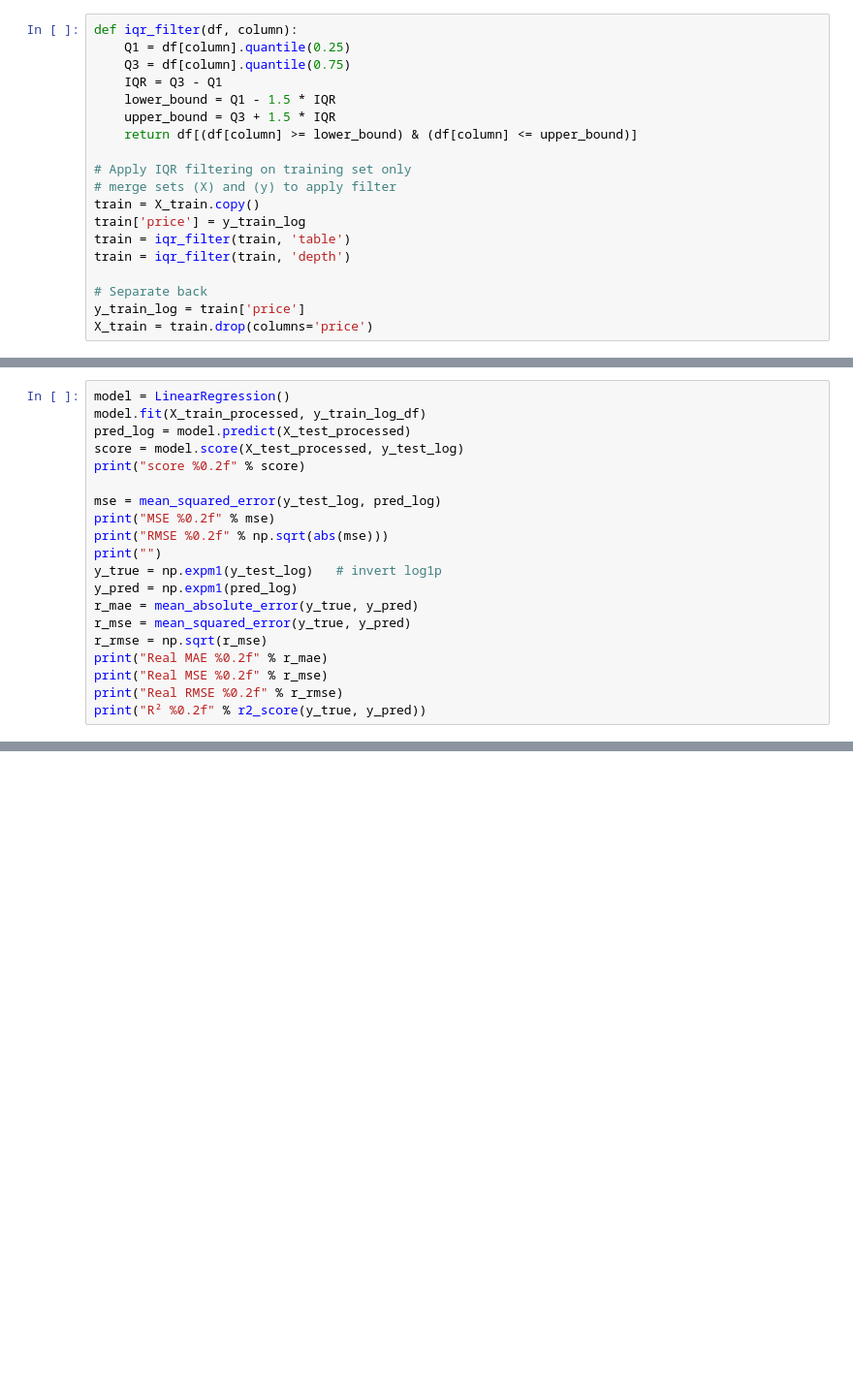
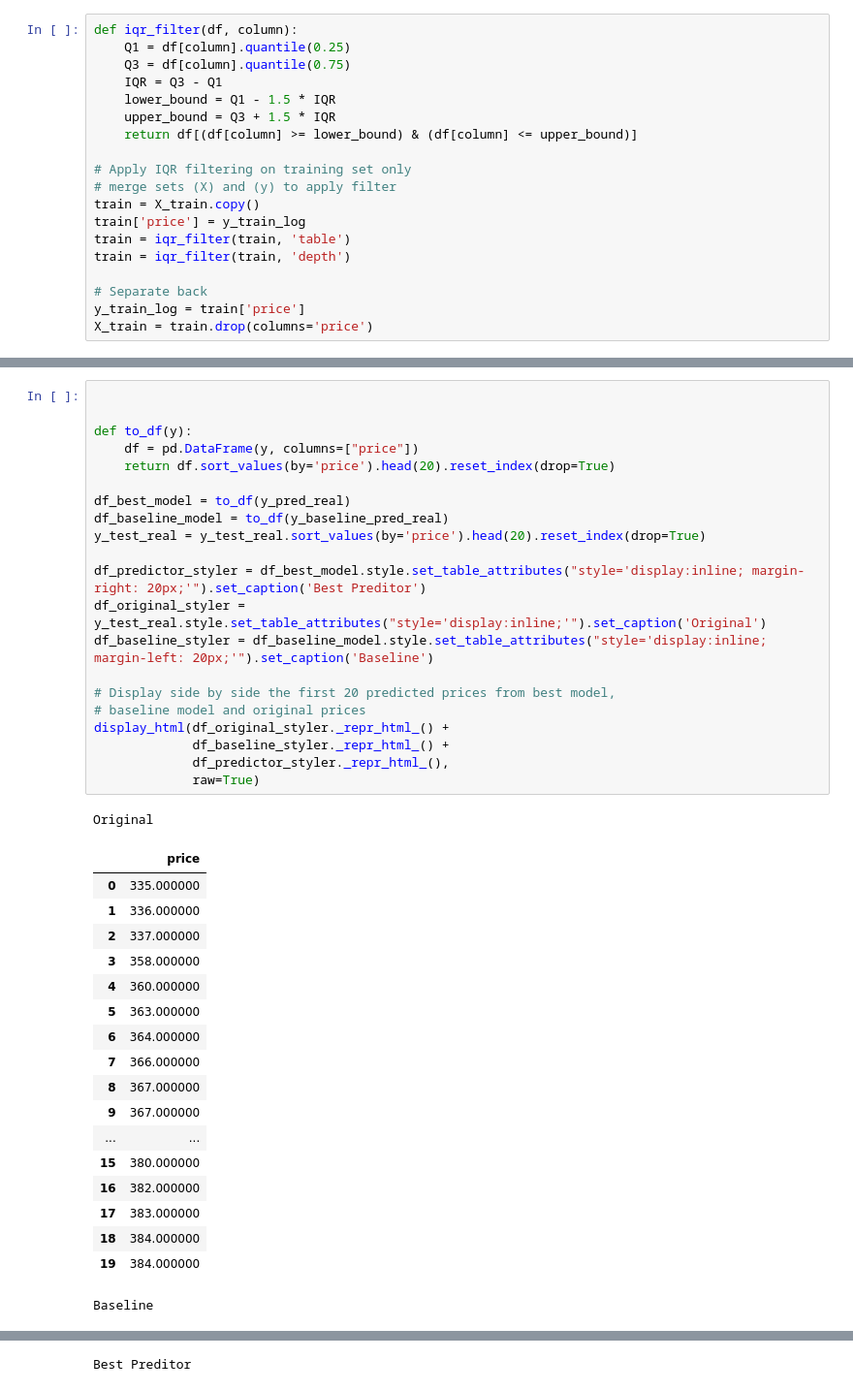
Before and after one commit to remabreu/diamond-prices-modeling, a Jupyter notebook: diamond-model-analysis.ipynb, the cells around one changed output, grey strips where cells are left out. Shown at 97% size. Cells and saved outputs as stored; diff of their text form; blank space fills up the shorter version.

```diff
--- a/diamond-model-analysis.ipynb
+++ b/diamond-model-analysis.ipynb
@@ -452,20 +515,0 @@ df_results
-# %%
-model = LinearRegression()
-model.fit(X_train_processed, y_train_log_df)
-pred_log = model.predict(X_test_processed)
-score = model.score(X_test_processed, y_test_log)
-print("score %0.2f" % score)
-
-mse = mean_squared_error(y_test_log, pred_log)
-print("MSE %0.2f" % mse)
-print("RMSE %0.2f" % np.sqrt(abs(mse)))
-print("")
-y_true = np.expm1(y_test_log)   # invert log1p
-y_pred = np.expm1(pred_log)
-r_mae = mean_absolute_error(y_true, y_pred)
-r_mse = mean_squared_error(y_true, y_pred)
-r_rmse = np.sqrt(r_mse)
-print("Real MAE %0.2f" % r_mae)
-print("Real MSE %0.2f" % r_mse)
-print("Real RMSE %0.2f" % r_rmse)
-print("R² %0.2f" % r2_score(y_true, y_pred))
@@ -480,0 +609,41 @@ R² -800556.73
+# %%
+
+
+def to_df(y):
+    df = pd.DataFrame(y, columns=["price"])
+    return df.sort_values(by='price').head(20).reset_index(drop=True)
+
+df_best_model = to_df(y_pred_real)
+df_baseline_model = to_df(y_baseline_pred_real)
+y_test_real = y_test_real.sort_values(by='price').head(20).reset_index(drop=True)
+
+df_predictor_styler = df_best_model.style.set_table_attributes("style='display:inline; margin-right: 20px;'").set_caption('Best Preditor')
+df_original_styler = y_test_real.style.set_table_attributes("style='display:inline;'").set_caption('Original')
+df_baseline_styler = df_baseline_model.style.set_table_attributes("style='display:inline; margin-left: 20px;'").set_caption('Baseline')
+
+# Display side by side the first 20 predicted prices from best model,
+# baseline model and original prices
+display_html(df_original_styler._repr_html_() +
+             df_baseline_styler._repr_html_() +
+             df_predictor_styler._repr_html_(),
+             raw=True)
+# %% [output]
+Original
+|  | price |
+| 0 | 335.000000 |
+| 1 | 336.000000 |
+| 2 | 337.000000 |
+| 3 | 358.000000 |
+| 4 | 360.000000 |
+| 5 | 363.000000 |
+| 6 | 364.000000 |
+| 7 | 366.000000 |
+| 8 | 367.000000 |
+| 9 | 367.000000 |
+| ... | ... |
+| 15 | 380.000000 |
+| 16 | 382.000000 |
+| 17 | 383.000000 |
+| 18 | 384.000000 |
+| 19 | 384.000000 |
+Baseline
@@ -480,0 +667 @@ R² -800556.73
+Best Preditor
```
Also changed, not shown: parts of 23 cells of this notebook.
